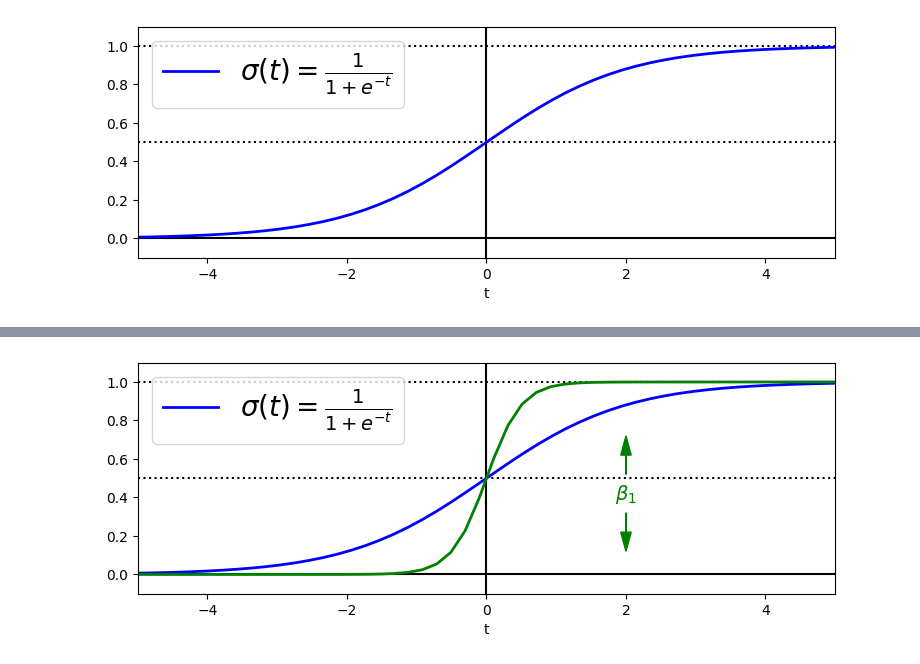
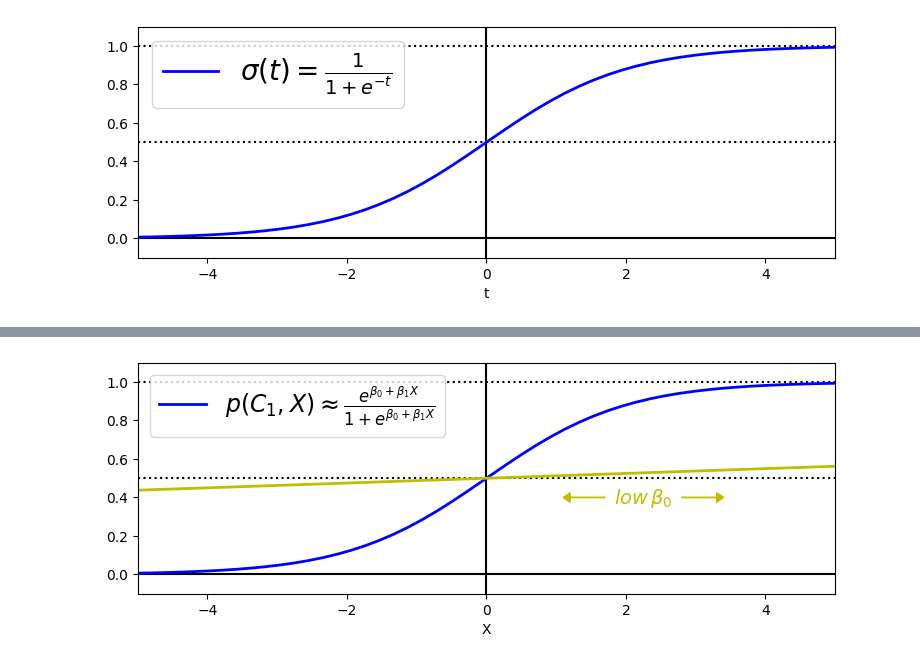
Before and after one commit to damajojung/project-neurocloud, a Jupyter notebook: code/5_logistic_regression/log_reg.ipynb, the cells around one changed output, grey strips where cells are left out. Saved outputs shown, nothing was run; the diff lists cells and outputs as text; code cells hidden in the pictures.

```diff
--- a/code/5_logistic_regression/log_reg.ipynb
+++ b/code/5_logistic_regression/log_reg.ipynb
@@ -261,30 +294,30 @@ plt.show()
 # %%
 x = np.linspace(-5,5,50)
 beta_0 = 0
 beta_1 = 1
 term = np.exp(beta_0 + beta_1*x)
 
 sig = term / (1 + term)
-plt.figure(figsize=(9, 3))
+fig = plt.figure(figsize=(9, 3))
 plt.plot([-5, 5], [0, 0], "k-")
 plt.plot([-5, 5], [0.5, 0.5], "k:")
 plt.plot([-5, 5], [1, 1], "k:")
 plt.plot([0, 0], [-1.1, 1.1], "k-")
-plt.plot(x, sig, "b-", linewidth=2, label=r"$\sigma(t) = \frac{1}{1 + e^{-t}}$")
-plt.xlabel("t")
-plt.legend(loc="upper left", fontsize=20)
+plt.plot(x, sig, "b-", linewidth=2, label=r"$p(C_1, X) \approx \frac{e^{\beta_0 + \beta_1X}}{1 + e^{\beta_0 + \beta_1X}}$")
+plt.xlabel("X")
+plt.legend(loc="upper left", fontsize=17)
 plt.axis([-5, 5, -0.1, 1.1])
 
 beta_0 = 0
-beta_1 = 4.0
+beta_1 = 0.05
 term = np.exp(beta_0 + beta_1*x)
 sig = term / (1 + term)
-plt.plot(x, sig, "g-", linewidth=2)
+plt.plot(x, sig, "y-", linewidth=2)
 
-plt.text(2, 0.39, r"$\beta_1$", fontsize=14, color="g", ha="center")
-plt.arrow(2, 0.52, 0, 0.1, head_width=0.15, head_length=0.1, fc='g', ec='g')
-plt.arrow(2, 0.32, 0, -0.1, head_width=0.15, head_length=0.1, fc='g', ec='g')
+plt.text(2.25, 0.37, r"$low \, \beta_0$", fontsize=14, color="y", ha="center")
+plt.arrow(1.7, 0.4, -0.5, 0, head_width=0.05, head_length=0.1, fc='y', ec='y')
+plt.arrow(2.8, 0.4, 0.5, 0, head_width=0.05, head_length=0.1, fc='y', ec='y')
 
-plt.show()
+plt.show(fig)
 # %% [output]
-[figure, old version]
+[figure, new version]
```
Also changed, not shown: parts of 3 cells of this notebook, 1 other file.
